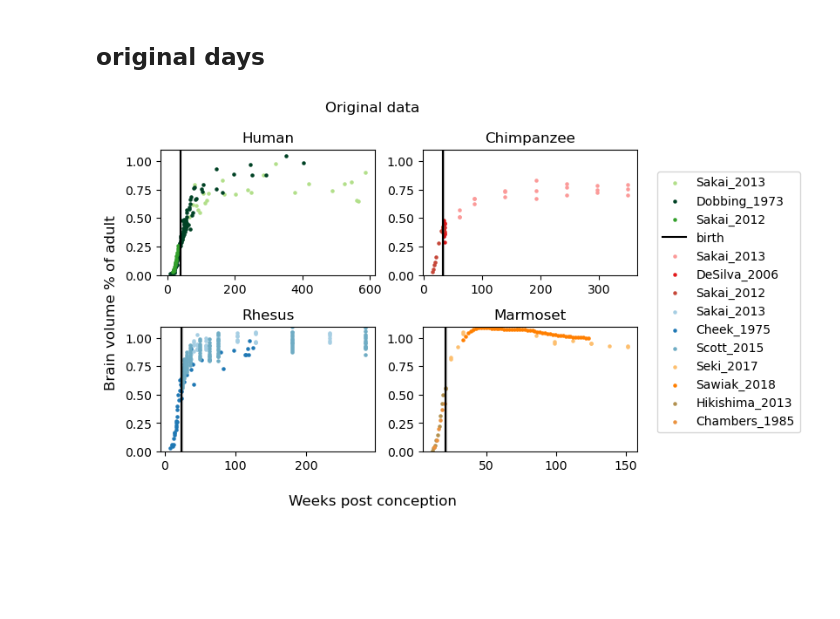
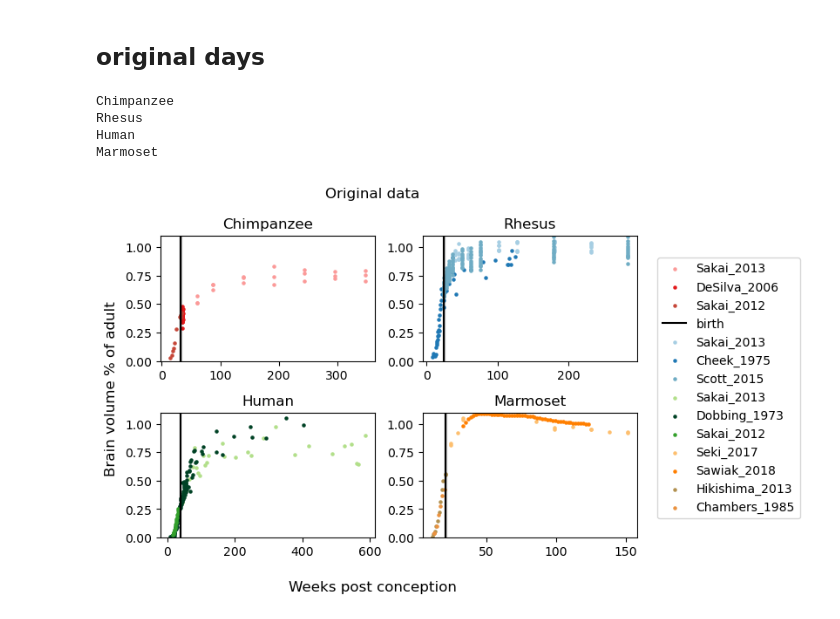
Before and after one commit to biagzi/altricial_brain_vocal_learning, a Jupyter notebook: code/Fig2A.ipynb, the cells around one changed output. Cells and saved outputs as stored; diff of their text form; code cells hidden in the pictures; blank space fills up the shorter version.

Commit message:
Fig2A colors update

```diff
--- a/code/Fig2A.ipynb
+++ b/code/Fig2A.ipynb
@@ -9,10 +9,10 @@ warnings.filterwarnings( 'ignore' )
 pd.options.display.max_columns = None
 pd.options.display.max_rows = None
 
-species_color = {'Marmoset': "orange",
- 'Human': "green",
- 'Rhesus': "blue",
- 'Chimpanzee': "red"
+species_ordered_color = {'Chimpanzee': "red",
+'Rhesus': "blue",
+'Human': "green",
+'Marmoset': "orange"
  }
 
 PYTHON_PATH = "/Users/rb4174/Documents/projects/brain_dev_primates/altricial_brain_vocal_learning"
@@ -69,7 +69,7 @@ cut_period = {'Chimpanzee': 200, #'late_infancy': 187.34285714285713,
 # %% [markdown]
 ## original days
 # %%
-custom_colour_pal = ['#b2df8a',"#004225",'#33a02c','#fb9a99','#e31a1c',"#C64739",'#a6cee3','#1f78b4','#6FACC4','#fdbf6f','#ff7f00','#B29150',"#EA923F"]
+custom_colour_pal = ['#fb9a99','#e31a1c',"#C64739",'#a6cee3','#1f78b4','#6FACC4','#b2df8a',"#004225",'#33a02c','#fdbf6f','#ff7f00','#B29150',"#EA923F"]
 FIT_VARIABLE = "weeks_post_conception"
 
 i = 0
@@ -77,33 +77,38 @@ j = 0
 fig, ax = plt.subplots(nrows=2, ncols=2)
 
 for row in ax:
     for col in row:
         try:
-            specie = df["Species"].unique()[i]
+            specie = list(species_ordered_color.keys())[i]
+            print(specie)
             df_species = df[(df.Species == specie)]
             for data_origin in df_species["data_origin"].unique():
                 if data_origin != "Contour condition":
                     df_species_data = df_species[df_species.data_origin == data_origin]
                     col.scatter(df_species_data[FIT_VARIABLE],df_species_data["Adult_percent_brain_volume_cm3"],
                                 color = custom_colour_pal[j],
                                 label = data_origin if data_origin != "Contour condition" else "", marker = 'o', s =5)
                     j+= 1
             col.axvline(x = gestation_periods[specie], color = "black",linestyle = '-',label="birth" if i == 0 else "")
             col.axvspan(gestation_periods[specie] - gestation_periods_sd[specie], gestation_periods[specie] + gestation_periods_sd[specie], alpha=0.2, color='black')
 
-            col.set_title(df["Species"].unique()[i])
+            col.set_title(specie)
             col.set_ylim(0,1.1)
 
             i += 1
         except:
             pass
 
 fig.supxlabel('Weeks post conception')
 fig.supylabel('Brain volume % of adult')
 fig.legend(loc='center left', bbox_to_anchor=(1, 0.5))
 fig.suptitle("Original data")
 #fig.savefig("primates_original_data.pdf",dpi = 800)
 plt.tight_layout()
 plt.show()
 # %% [output]
+Chimpanzee
+Rhesus
+Human
+Marmoset
-[figure, old version]
+[figure, new version]
```
